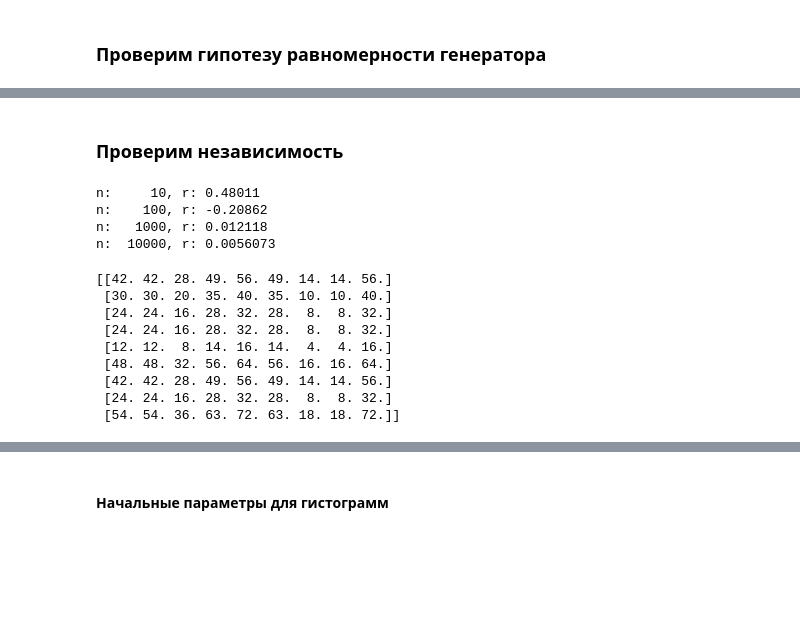
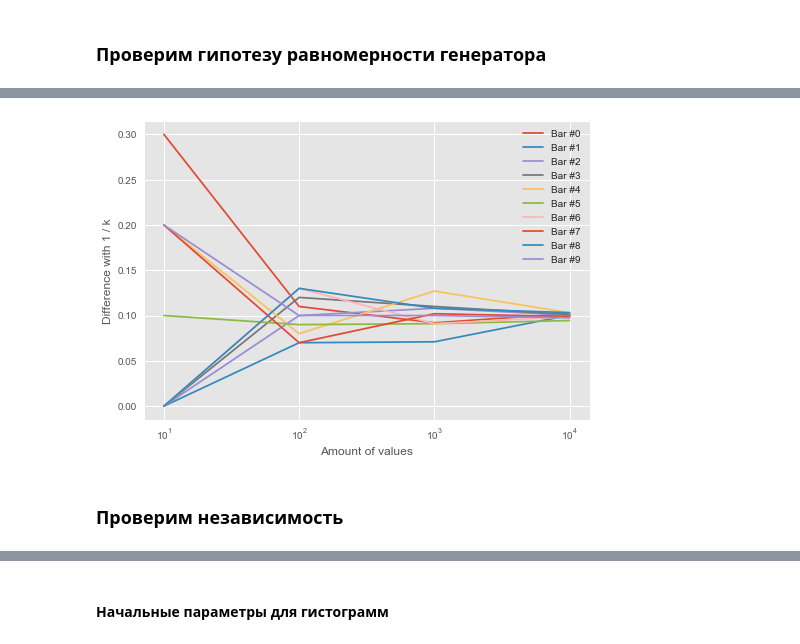
Before and after one commit to andrew-kulikov/matmod, a Jupyter notebook: src/lab1_basic_randoms.ipynb, the cells around one changed output, grey strips where cells are left out. Cells and saved outputs as stored; diff of their text form; code cells hidden in the pictures; blank space fills up the shorter version.

```diff
--- a/src/lab1_basic_randoms.ipynb
+++ b/src/lab1_basic_randoms.ipynb
@@ -44,72 +72,6 @@ test_uniformity(gen, [10, 100, 1000, 10000])
+# %%
+plot_uniform_diffs(uniform_diffs, counts)
+# %% [output]
+[figure, added]
 # %% [markdown]
 ### Проверим независимость
-# %%
-def test_independence(gen, iterations, s=3):
-    for n in iterations:
-        z = np.array([gen.next() for _ in range(n)])
-        mx = sum(z) / n
-        dx = sum((z - mx) ** 2) / (n - 1)
-
-        mxy = sum(z[i] * z[i + s] for i in range(n - s)) / (n - s)
-        r = (mxy - mx * mx) / dx
-
-        print('n: {:6}, r: {:.5}'.format(n, r))
-
-test_independence(gen, [10, 100, 1000, 10000])
-# %% [output]
-n:     10, r: 0.48011
-n:    100, r: -0.20862
-n:   1000, r: 0.012118
-n:  10000, r: 0.0056073
-# %%
-def count(x, l, r):
-    print(x)
-    return len(map(x, lambda t: l <= t <= r))
-
-
-def pairs(x, y):
-    p = []
-    for xi in x:
-        for yi in y:
-            p.append((xi, yi))
-    return p
-
-def split(a, k):
-    splits = []
-    ranges = np.linspace(min(a), max(a), num=k)
-    for i in range(len(ranges) - 1):
-        l = ranges[i]
-        r = ranges[i + 1]
-        splits.append((l, r))
-    return splits
-
-def build_intervals(x, y, k, m):
-    x.sort()
-    y.sort()
-    x_k = split(x, k)
-    y_m = split(y, m)
-
-    v = np.zeros((k - 1, m - 1))
-    g = pairs(x, y)
-
-    for i, (xl, xr) in enumerate(x_k):
-        for j, (yl, yr) in enumerate(y_m):
-            cnt = 0
-            for xi, yi in g:
-                if xl <= xi <= xr and yl <= yi <= yr:
-                    cnt += 1
-            v[i, j] = cnt
-    print(v)
-
-x_var_u = np.array([uniform.next(0, 1) for _ in range(100)])
-build_intervals(x_var_u[::2], x_var_u[1::2], 10, 10)
-# %% [output]
-[[42. 42. 28. 49. 56. 49. 14. 14. 56.]
- [30. 30. 20. 35. 40. 35. 10. 10. 40.]
- [24. 24. 16. 28. 32. 28.  8.  8. 32.]
- [24. 24. 16. 28. 32. 28.  8.  8. 32.]
- [12. 12.  8. 14. 16. 14.  4.  4. 16.]
- [48. 48. 32. 56. 64. 56. 16. 16. 64.]
- [42. 42. 28. 49. 56. 49. 14. 14. 56.]
- [24. 24. 16. 28. 32. 28.  8.  8. 32.]
- [54. 54. 36. 63. 72. 63. 18. 18. 72.]]
```
Also changed, not shown: parts of 27 cells of this notebook, 4 other files.
